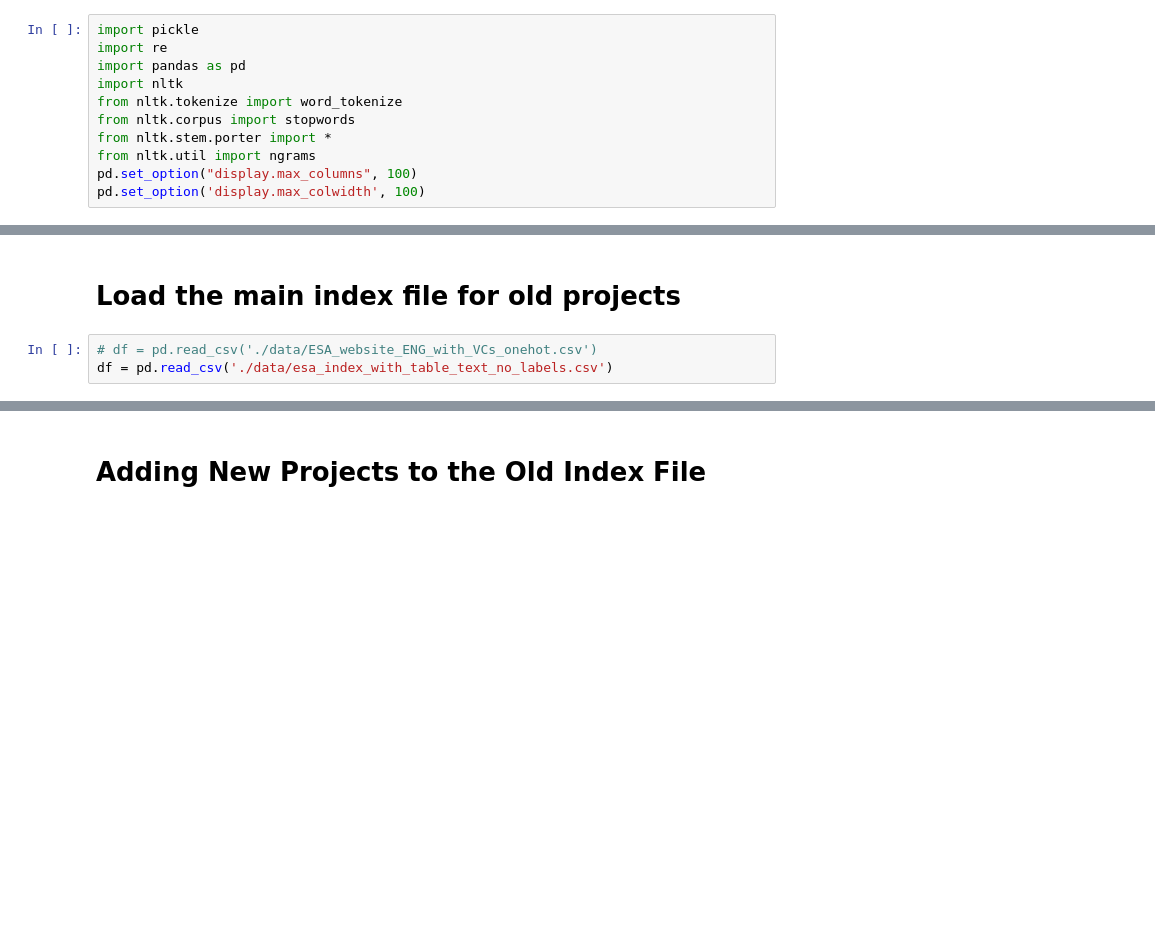
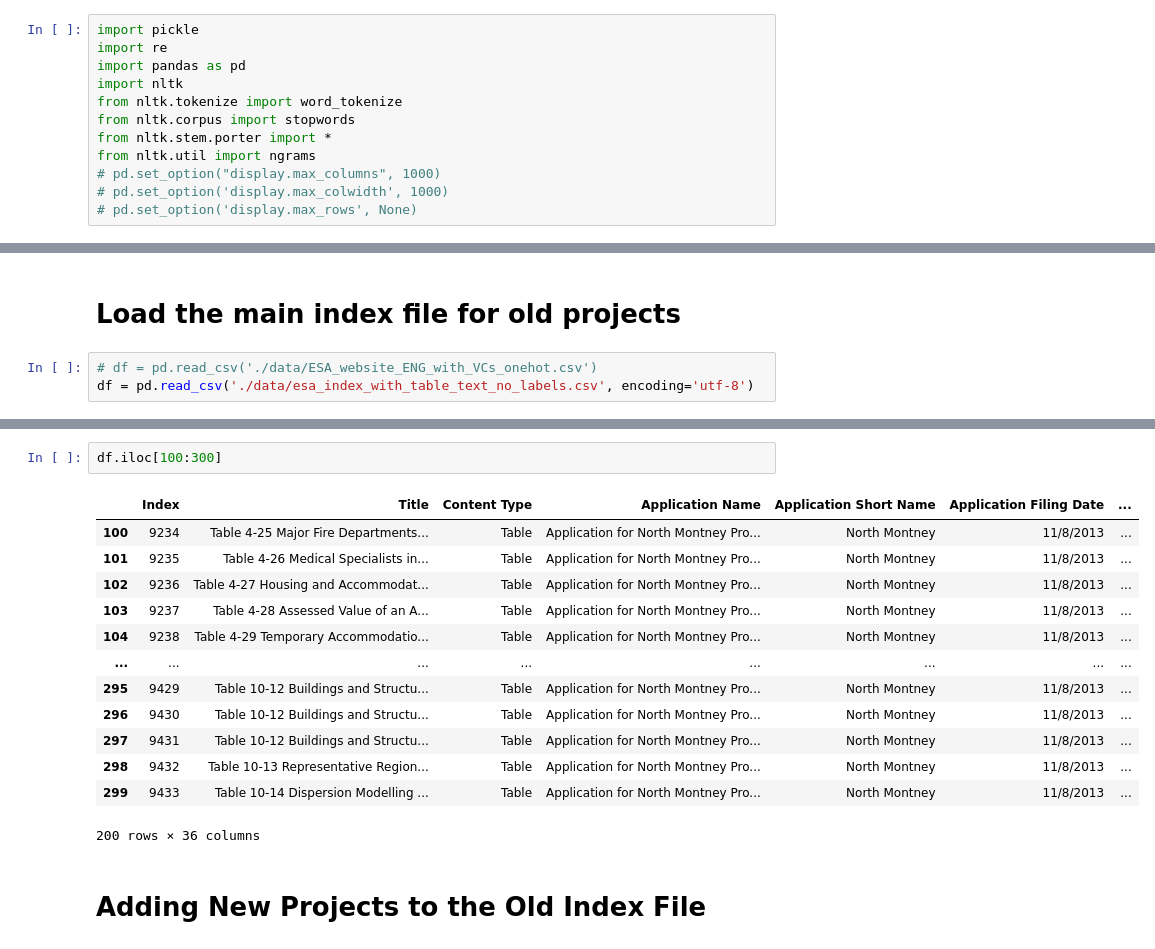
Before and after one commit to CER-REC/esa-data-bank_banque-donnees-ees, a Jupyter notebook: Codes/Section_05_VEC_Labeling_for_Tables/keywords_to_labels.ipynb, the cells around one changed output, grey strips where cells are left out. Saved outputs shown, nothing was run; the diff lists cells and outputs as text; blank space fills up the shorter version.

Commit message:
Updated encodings and removed label column.

```diff
--- a/Codes/Section_05_VEC_Labeling_for_Tables/keywords_to_labels.ipynb
+++ b/Codes/Section_05_VEC_Labeling_for_Tables/keywords_to_labels.ipynb
@@ -11,8 +11,9 @@ from nltk.tokenize import word_tokenize
 from nltk.corpus import stopwords
 from nltk.stem.porter import *
 from nltk.util import ngrams
-pd.set_option("display.max_columns", 100)
-pd.set_option('display.max_colwidth', 100)
+# pd.set_option("display.max_columns", 1000)
+# pd.set_option('display.max_colwidth', 1000)
+# pd.set_option('display.max_rows', None)
 # %% [markdown]
 # Setup
 
@@ -53,4 +54,4 @@ labels_list = ['Landscape, terrain, and weather',
 # Load the main index file for old projects
 # %%
 # df = pd.read_csv('./data/ESA_website_ENG_with_VCs_onehot.csv')
-df = pd.read_csv('./data/esa_index_with_table_text_no_labels.csv')
+df = pd.read_csv('./data/esa_index_with_table_text_no_labels.csv', encoding='utf-8')
@@ -65,3 +58,19 @@ df.head(2)
+# %%
+df.iloc[100:300]
+# %% [output]
+|  | Index | Title | Content Type | Application Name | Application Short Name | Application Filing Date | ... |
+| 100 | 9234 | Table 4-25 Major Fire Departments... | Table | Application for North Montney Pro... | North Montney | 11/8/2013 | ... |
+| 101 | 9235 | Table 4-26 Medical Specialists in... | Table | Application for North Montney Pro... | North Montney | 11/8/2013 | ... |
+| 102 | 9236 | Table 4-27 Housing and Accommodat... | Table | Application for North Montney Pro... | North Montney | 11/8/2013 | ... |
+| 103 | 9237 | Table 4-28 Assessed Value of an A... | Table | Application for North Montney Pro... | North Montney | 11/8/2013 | ... |
+| 104 | 9238 | Table 4-29 Temporary Accommodatio... | Table | Application for North Montney Pro... | North Montney | 11/8/2013 | ... |
+| ... | ... | ... | ... | ... | ... | ... | ... |
+| 295 | 9429 | Table 10-12 Buildings and Structu... | Table | Application for North Montney Pro... | North Montney | 11/8/2013 | ... |
+| 296 | 9430 | Table 10-12 Buildings and Structu... | Table | Application for North Montney Pro... | North Montney | 11/8/2013 | ... |
+| 297 | 9431 | Table 10-12 Buildings and Structu... | Table | Application for North Montney Pro... | North Montney | 11/8/2013 | ... |
+| 298 | 9432 | Table 10-13 Representative Region... | Table | Application for North Montney Pro... | North Montney | 11/8/2013 | ... |
+| 299 | 9433 | Table 10-14 Dispersion Modelling ... | Table | Application for North Montney Pro... | North Montney | 11/8/2013 | ... |
+200 rows × 36 columns
 # %% [markdown]
 # Adding New Projects to the Old Index File
 # %%
```
Also changed, not shown: parts of 13 cells of this notebook.
